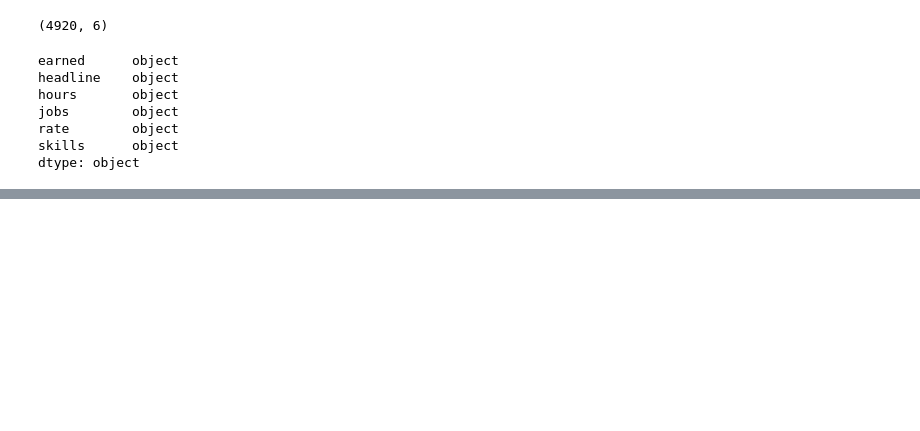
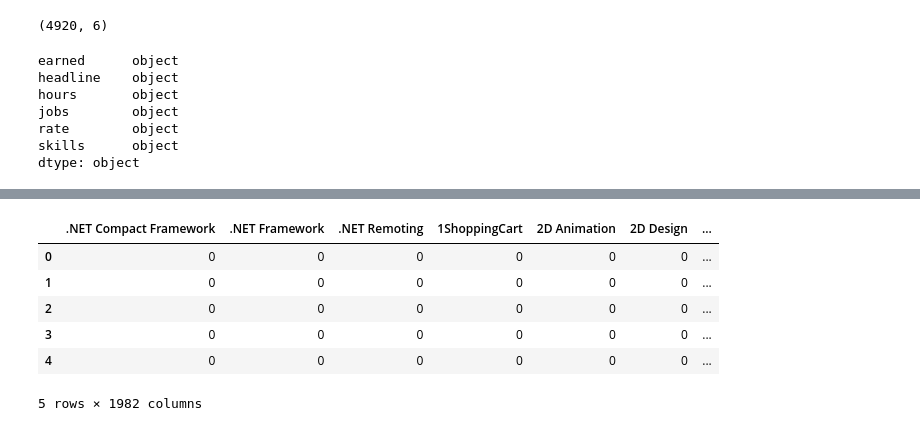
Before and after one commit to davidmasse/freelancer-rates, a Jupyter notebook: regress.ipynb, the cells around one changed output, grey strips where cells are left out. Cells and saved outputs as stored; diff of their text form; code cells hidden in the pictures; blank space fills up the shorter version.

```diff
--- a/regress.ipynb
+++ b/regress.ipynb
@@ -131,0 +200,10 @@ df.shape
+# %%
+combined.head()
+# %% [output]
+|  | .NET Compact Framework | .NET Framework | .NET Remoting | 1ShoppingCart | 2D Animation | 2D Design | ... |
+| 0 | 0 | 0 | 0 | 0 | 0 | 0 | ... |
+| 1 | 0 | 0 | 0 | 0 | 0 | 0 | ... |
+| 2 | 0 | 0 | 0 | 0 | 0 | 0 | ... |
+| 3 | 0 | 0 | 0 | 0 | 0 | 0 | ... |
+| 4 | 0 | 0 | 0 | 0 | 0 | 0 | ... |
+5 rows × 1982 columns
```
Also changed, not shown: parts of 82 cells of this notebook, 1 other file.
